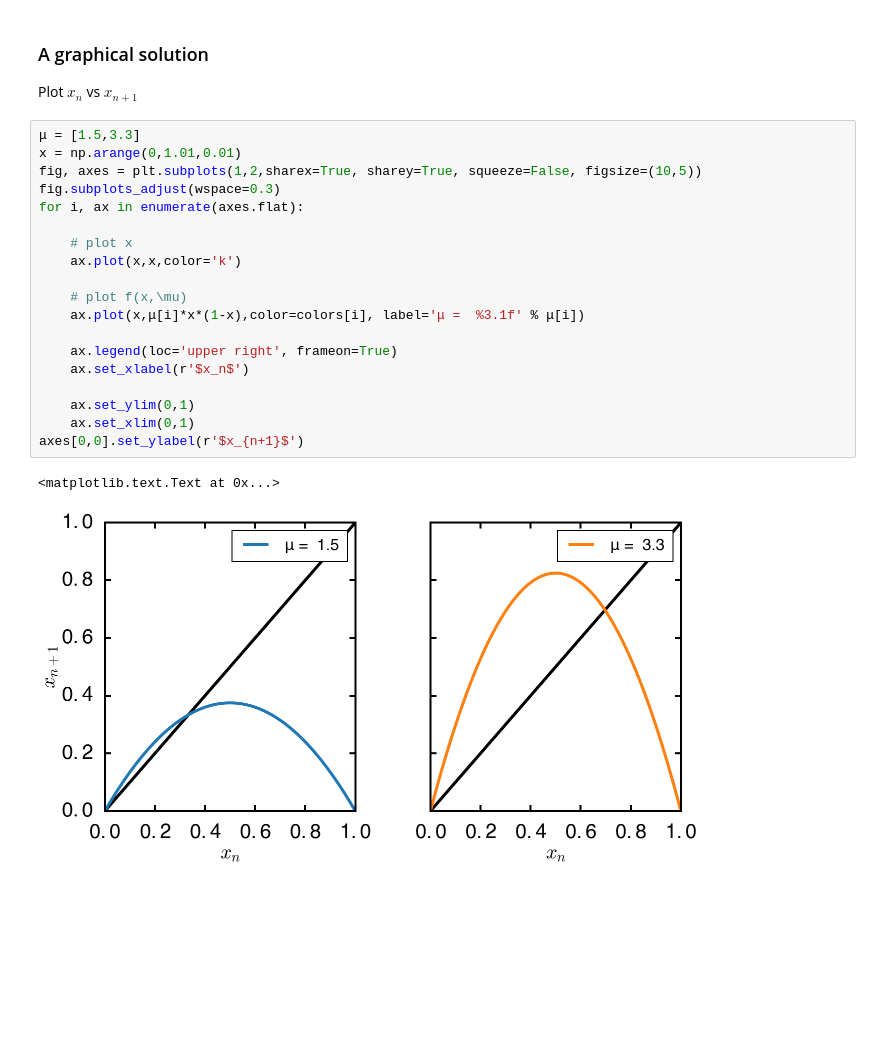
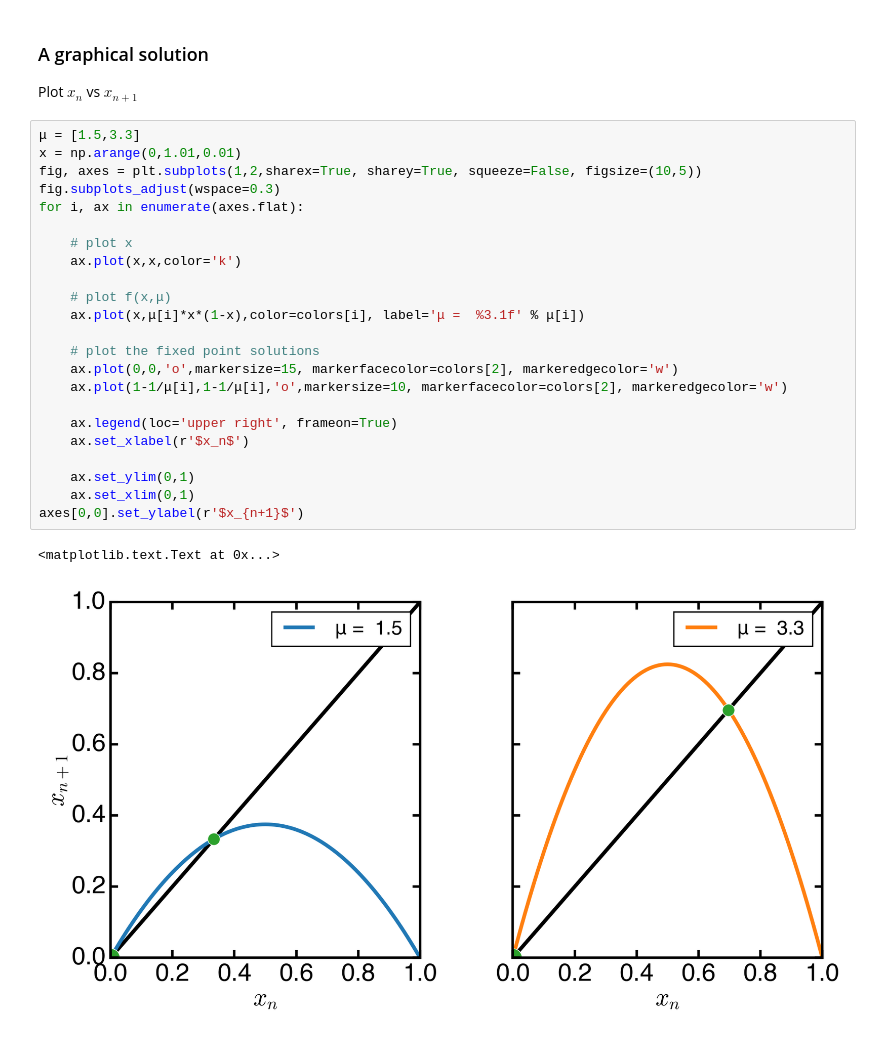
Before and after one commit to agdelma/IntroCompPhysics, a Jupyter notebook: Notebooks/18_LogisticMap.ipynb, the cells around one changed output. Drawn from its saved outputs; the diff is of its cells as text; blank space fills up the shorter version.

```diff
--- a/Notebooks/18_LogisticMap.ipynb
+++ b/Notebooks/18_LogisticMap.ipynb
@@ -136,22 +147,26 @@ Plot $x_n$ vs $x_{n+1}$
 # %%
 μ = [1.5,3.3]
 x = np.arange(0,1.01,0.01)
 fig, axes = plt.subplots(1,2,sharex=True, sharey=True, squeeze=False, figsize=(10,5))
 fig.subplots_adjust(wspace=0.3)
 for i, ax in enumerate(axes.flat):
 
     # plot x
     ax.plot(x,x,color='k')
 
-    # plot f(x,\mu)
+    # plot f(x,μ)
     ax.plot(x,μ[i]*x*(1-x),color=colors[i], label='μ =  %3.1f' % μ[i])
+
+    # plot the fixed point solutions
+    ax.plot(0,0,'o',markersize=15, markerfacecolor=colors[2], markeredgecolor='w')
+    ax.plot(1-1/μ[i],1-1/μ[i],'o',markersize=10, markerfacecolor=colors[2], markeredgecolor='w')
 
     ax.legend(loc='upper right', frameon=True)
     ax.set_xlabel(r'$x_n$')
 
     ax.set_ylim(0,1)
     ax.set_xlim(0,1)
 axes[0,0].set_ylabel(r'$x_{n+1}$')
 # %% [output]
 <matplotlib.text.Text at 0x...>
-[figure, old version]
+[figure, new version]
```
Also changed, not shown: parts of 12 cells of this notebook.
